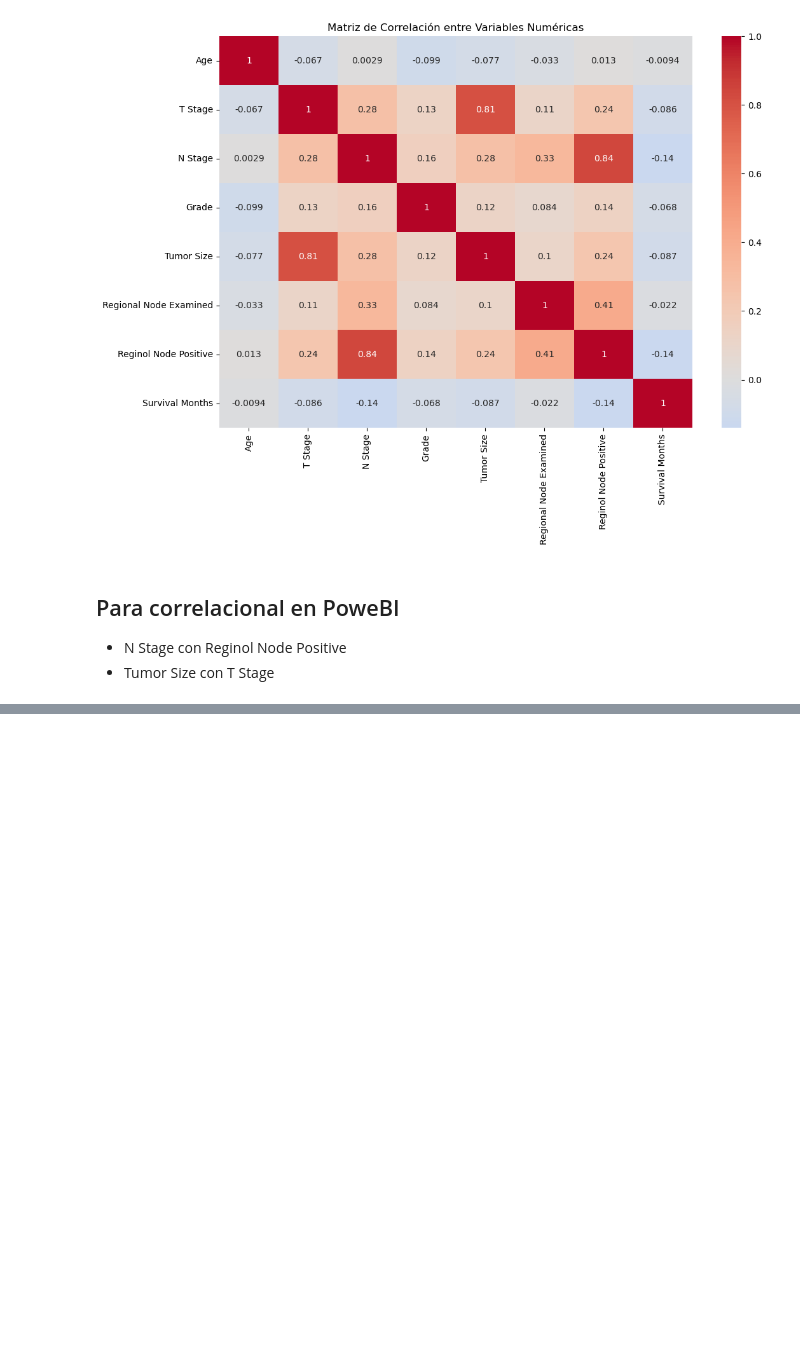
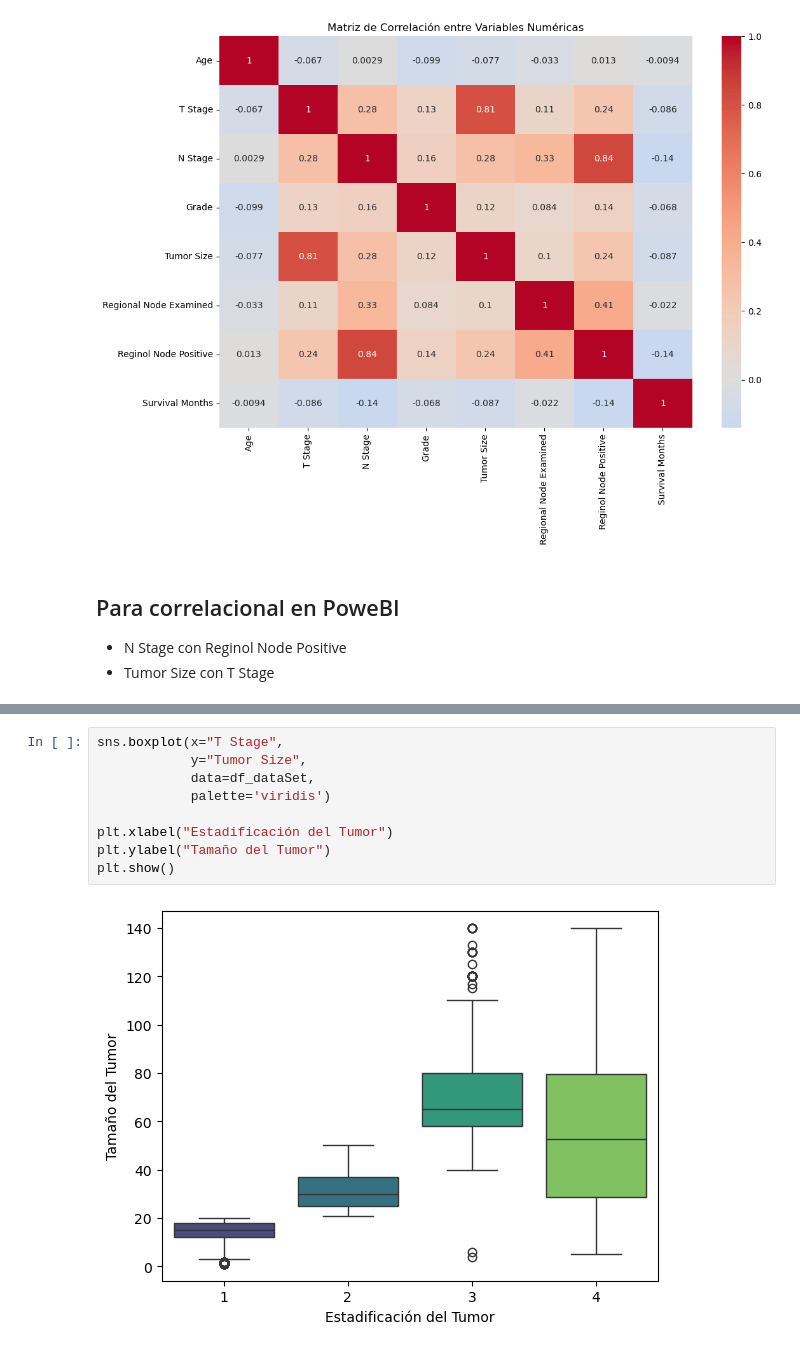
Before and after one commit to Maleni86/project-da-promo-49-modulo-4-team-7, a Jupyter notebook: 2_Limpieza/Limpieza_Cancer.ipynb, the cells around one changed output, grey strips where cells are left out. Drawn from its saved outputs; the diff is of its cells as text; blank space fills up the shorter version.

```diff
--- a/2_Limpieza/Limpieza_Cancer.ipynb
+++ b/2_Limpieza/Limpieza_Cancer.ipynb
@@ -200,0 +192,11 @@ plt.show()
+# %%
+sns.boxplot(x="T Stage",
+            y="Tumor Size",
+            data=df_dataSet,
+            palette='viridis')
+
+plt.xlabel("Estadificación del Tumor")
+plt.ylabel("Tamaño del Tumor")
+plt.show()
+# %% [output]
+[figure, added]
```
Also changed, not shown: parts of 6 cells of this notebook.
